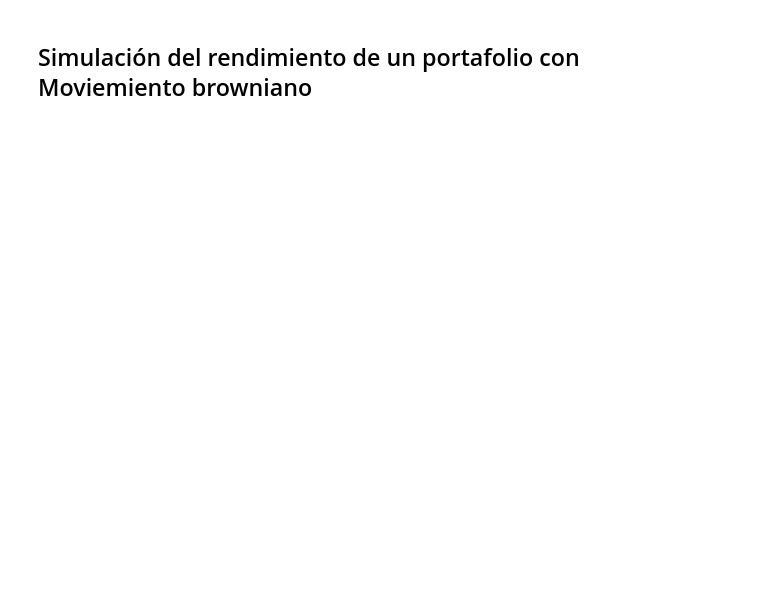
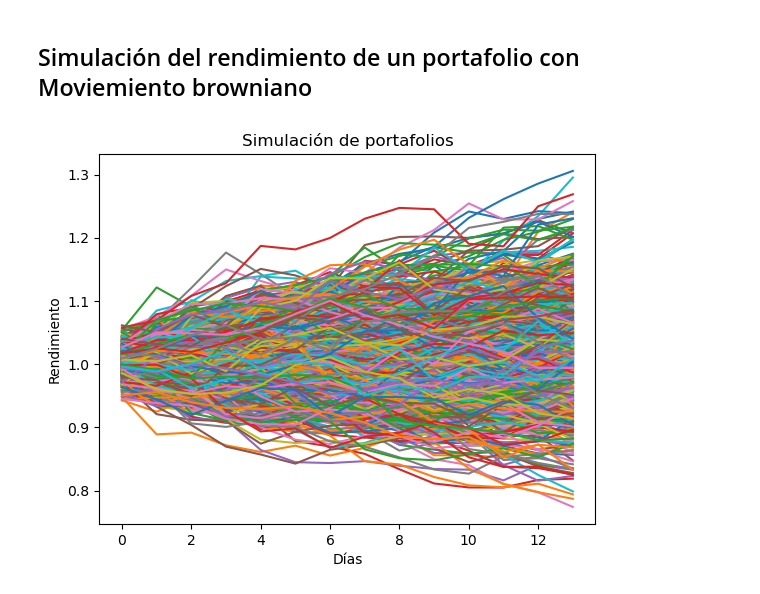
Before and after one commit to LuisMB09/sim_procesos_financieros, a Jupyter notebook: 05 - Simulación de rendimientos.ipynb, the cells around one changed output. Drawn from its saved outputs; the diff is of its cells as text; code cells hidden in the pictures; blank space fills up the shorter version.

Commit message:
sim portafolios

```diff
--- a/05 - Simulación de rendimientos.ipynb
+++ b/05 - Simulación de rendimientos.ipynb
@@ -15,19 +15,37 @@ def get_data(stocks, start_date, end_date):
     mean_returns = returns.mean()
     cov_returns = returns.cov()
     return mean_returns, cov_returns, prices
-# %%
-def simular_precios(mean_returns, std_returns, prices, num_dias):
-    Z = np.random.normal(0, 1, num_dias)
-    simulated_returns = np.array(mean_returns) + np.array(std_returns) * Z
-    cumulative_simulated_returns =  (1 + simulated_returns).cumprod()
-    initial_price = np.array(prices.iloc[-1])
-    simulated_prices = initial_price * cumulative_simulated_returns
-    return simulated_prices
+# %%
+def simular_precios(mean_returns, cov_returns, prices, num_dias, stocks, weights):
+
+    N = 1000
+    portfolio_return = np.dot(weights, mean_returns)
+
+    portfolio_simulated_returns = np.zeros((num_dias, N)) # filas x columnas
+    mean_returns = np.full(shape = (num_dias, len(stocks)), fill_value=portfolio_return)
+
+    for m in range(N):
+        L = np.linalg.cholesky(cov_returns)
+        Z = np.random.normal(size=(num_dias, len(stocks))) # Matriz de n_dias (filas) y n_stocks (columnas)
+        daily_returns = mean_returns.T + np.dot(L, Z.T)
+        portfolio_simulated_returns [:, m] = np.cumprod(np.dot(weights, daily_returns) + 1)
+
+    return portfolio_simulated_returns
 # %%
 stocks = ['AAPL','MSFT','TSLA']
+weights = np.random.dirichlet(np.ones(len(stocks)))
 start_date = '2020-01-01'
 end_date = '2025-01-12'
 num_dias = 14
 N = 10
 # %%
 mean_returns, cov_returns, prices = get_data(stocks, start_date, end_date)
+portafolios_simulados = simular_precios(mean_returns, cov_returns, prices, num_dias, stocks, weights)
+# %%
+plt.plot(portafolios_simulados)
+plt.ylabel('Rendimiento')
+plt.xlabel('Días')
+plt.title('Simulación de portafolios')
+plt.show()
+# %% [output]
+[figure, added]
```
